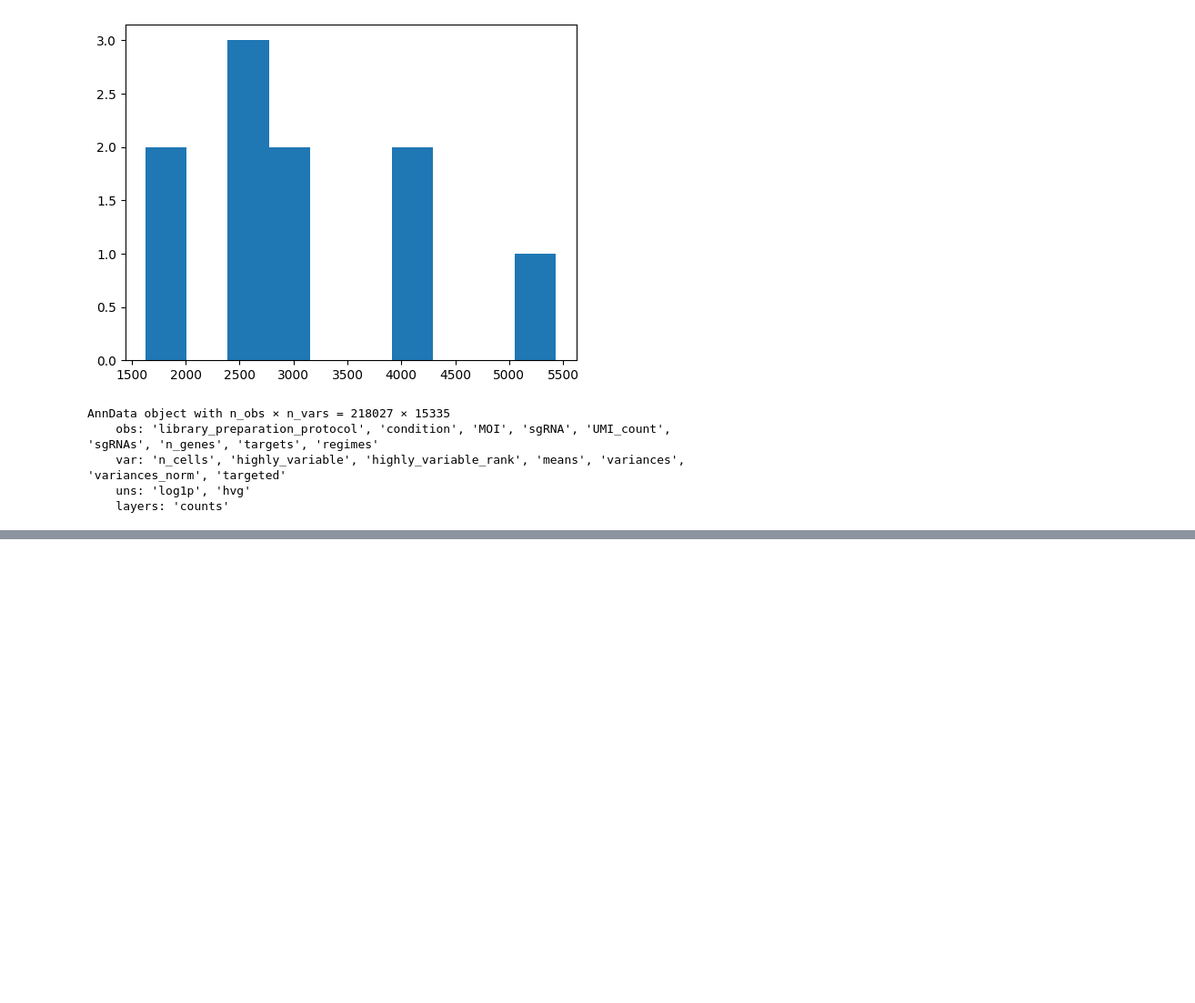
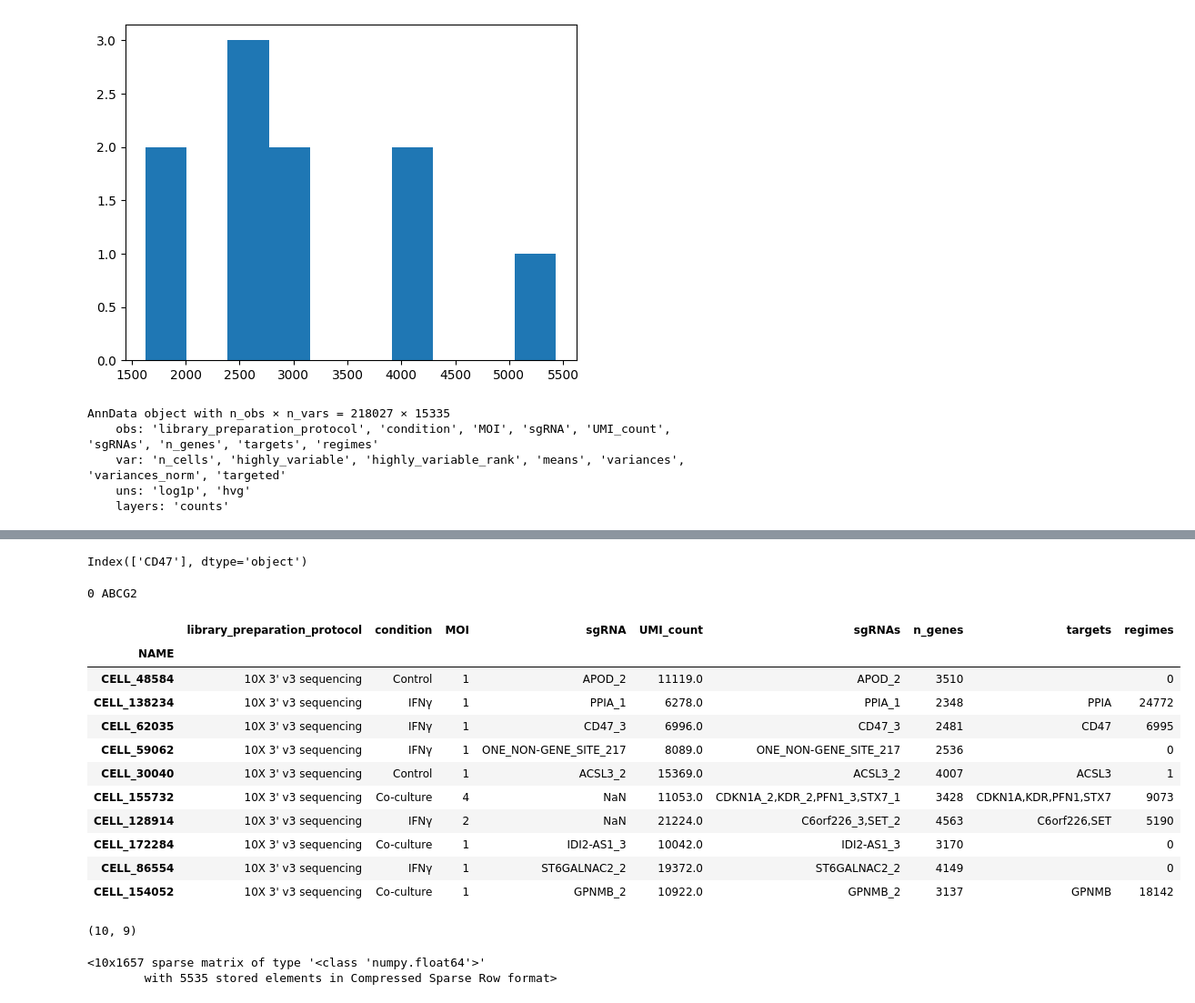
Before and after one commit to james-bowden/cgd, a Jupyter notebook: perturb-cite-seq/1-assignments-vs-variability.ipynb, the cells around one changed output, grey strips where cells are left out. Shown at 91% size. Drawn from its saved outputs; the diff is of its cells as text; code cells hidden in the pictures; blank space fills up the shorter version.

```diff
--- a/perturb-cite-seq/1-assignments-vs-variability.ipynb
+++ b/perturb-cite-seq/1-assignments-vs-variability.ipynb
@@ -225,3 +225,7 @@ AnnData object with n_obs × n_vars = 218027 × 15335
     var: 'n_cells', 'highly_variable', 'highly_variable_rank', 'means', 'variances', 'variances_norm', 'targeted'
     uns: 'log1p', 'hvg'
     layers: 'counts'
+# %%
+%%time
+adata = sc.read_h5ad(LOCAL_PATH+"SCP1064/other/tiny_adata.h5ad")
+adata.X.data
@@ -227,0 +279,34 @@ AnnData object with n_obs × n_vars = 218027 × 15335
+# %%
+adata.var.index[adata.var.index=="CD47"]
+# %% [output]
+Index(['CD47'], dtype='object')
+# %%
+for i, gene in enumerate(adata.var.index):
+    print(i, gene)
+    break
+# %% [output]
+0 ABCG2
+# %%
+adata.obs
+# %% [output]
+|  | library_preparation_protocol | condition | MOI | sgRNA | UMI_count | sgRNAs | n_genes | targets | regimes |
+| NAME |  |  |  |  |  |  |  |  |  |
+| CELL_48584 | 10X 3' v3 sequencing | Control | 1 | APOD_2 | 11119.0 | APOD_2 | 3510 |  | 0 |
+| CELL_138234 | 10X 3' v3 sequencing | IFNγ | 1 | PPIA_1 | 6278.0 | PPIA_1 | 2348 | PPIA | 24772 |
+| CELL_62035 | 10X 3' v3 sequencing | IFNγ | 1 | CD47_3 | 6996.0 | CD47_3 | 2481 | CD47 | 6995 |
+| CELL_59062 | 10X 3' v3 sequencing | IFNγ | 1 | ONE_NON-GENE_SITE_217 | 8089.0 | ONE_NON-GENE_SITE_217 | 2536 |  | 0 |
+| CELL_30040 | 10X 3' v3 sequencing | Control | 1 | ACSL3_2 | 15369.0 | ACSL3_2 | 4007 | ACSL3 | 1 |
+| CELL_155732 | 10X 3' v3 sequencing | Co-culture | 4 | NaN | 11053.0 | CDKN1A_2,KDR_2,PFN1_3,STX7_1 | 3428 | CDKN1A,KDR,PFN1,STX7 | 9073 |
+| CELL_128914 | 10X 3' v3 sequencing | IFNγ | 2 | NaN | 21224.0 | C6orf226_3,SET_2 | 4563 | C6orf226,SET | 5190 |
+| CELL_172284 | 10X 3' v3 sequencing | Co-culture | 1 | IDI2-AS1_3 | 10042.0 | IDI2-AS1_3 | 3170 |  | 0 |
+| CELL_86554 | 10X 3' v3 sequencing | IFNγ | 1 | ST6GALNAC2_2 | 19372.0 | ST6GALNAC2_2 | 4149 |  | 0 |
+| CELL_154052 | 10X 3' v3 sequencing | Co-culture | 1 | GPNMB_2 | 10922.0 | GPNMB_2 | 3137 | GPNMB | 18142 |
+# %%
+adata.obs.shape
+# %% [output]
+(10, 9)
+# %%
+adata.layers["counts"]
+# %% [output]
+<10x1657 sparse matrix of type '<class 'numpy.float64'>'
+        with 5535 stored elements in Compressed Sparse Row format>
```
Also changed, not shown: parts of 6 cells of this notebook, 5 other files.
